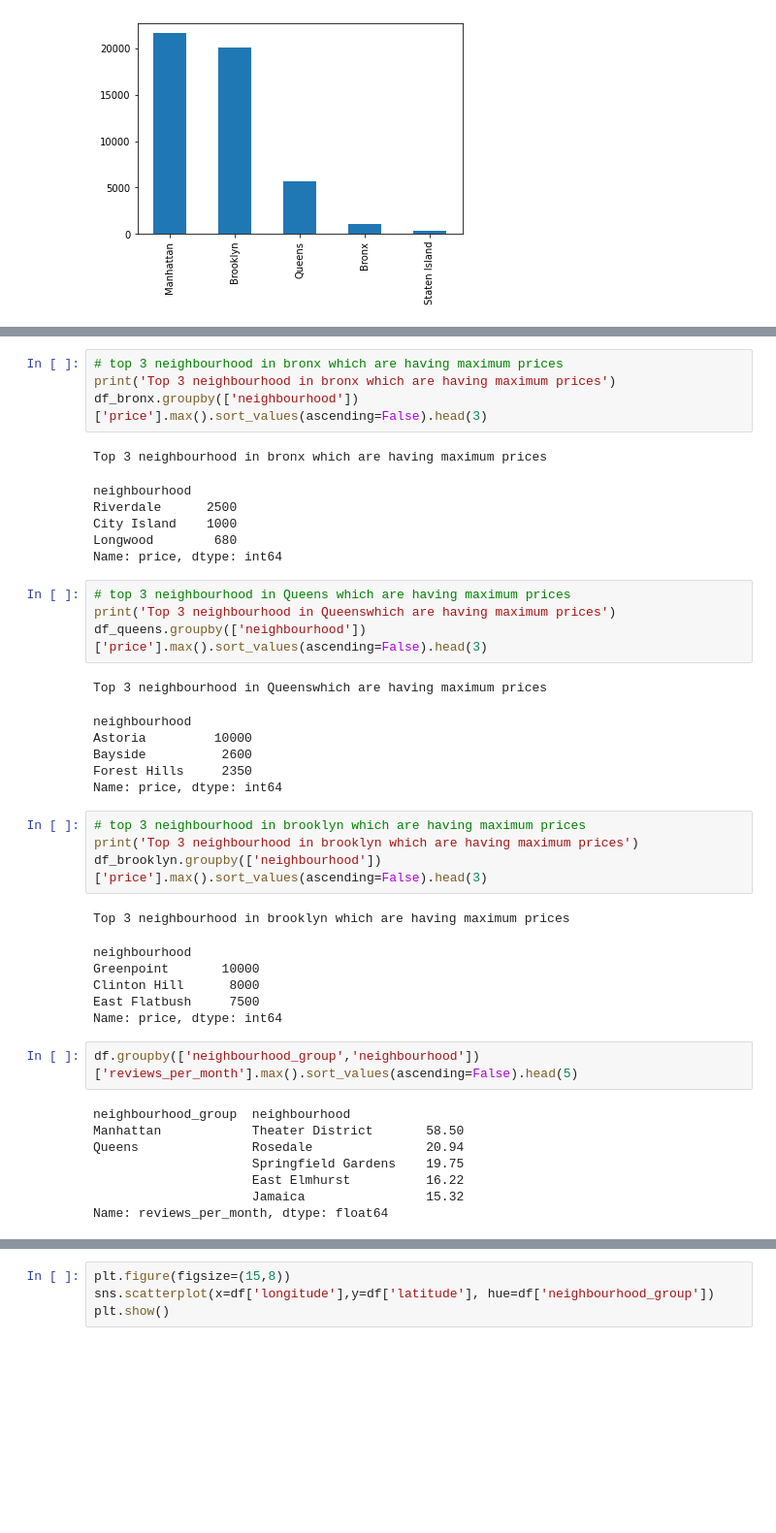
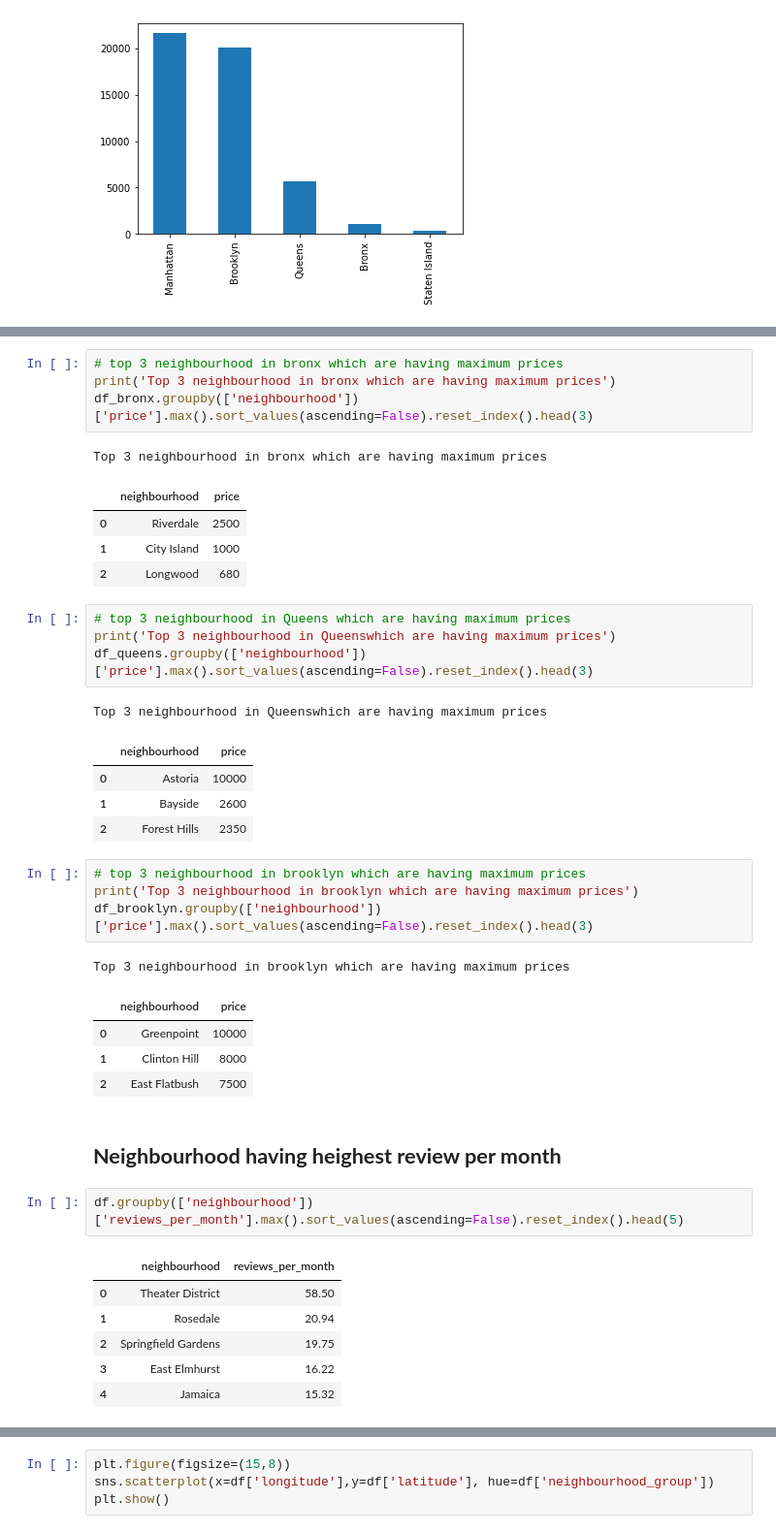
Before and after one commit to vaibhav251999/EDA-capstone-project, a Jupyter notebook: Airbnb_Bookings_Analysis_Capstone_Project.ipynb, the cells around one changed output, grey strips where cells are left out. Shown at 97% size. Saved outputs shown, nothing was run; the diff lists cells and outputs as text; blank space fills up the shorter version.

```diff
--- a/Airbnb_Bookings_Analysis_Capstone_Project.ipynb
+++ b/Airbnb_Bookings_Analysis_Capstone_Project.ipynb
@@ -196,43 +198,41 @@ Series([], Name: price, dtype: int64)
 # %%
 # top 3 neighbourhood in bronx which are having maximum prices
 print('Top 3 neighbourhood in bronx which are having maximum prices')
-df_bronx.groupby(['neighbourhood'])['price'].max().sort_values(ascending=False).head(3)
+df_bronx.groupby(['neighbourhood'])['price'].max().sort_values(ascending=False).reset_index().head(3)
 # %% [output]
 Top 3 neighbourhood in bronx which are having maximum prices
-neighbourhood
-Riverdale      2500
-City Island    1000
-Longwood        680
-Name: price, dtype: int64
+|  | neighbourhood | price |
+| 0 | Riverdale | 2500 |
+| 1 | City Island | 1000 |
+| 2 | Longwood | 680 |
 # %%
 # top 3 neighbourhood in Queens which are having maximum prices
 print('Top 3 neighbourhood in Queenswhich are having maximum prices')
-df_queens.groupby(['neighbourhood'])['price'].max().sort_values(ascending=False).head(3)
+df_queens.groupby(['neighbourhood'])['price'].max().sort_values(ascending=False).reset_index().head(3)
 # %% [output]
 Top 3 neighbourhood in Queenswhich are having maximum prices
-neighbourhood
-Astoria         10000
-Bayside          2600
-Forest Hills     2350
-Name: price, dtype: int64
+|  | neighbourhood | price |
+| 0 | Astoria | 10000 |
+| 1 | Bayside | 2600 |
+| 2 | Forest Hills | 2350 |
 # %%
 # top 3 neighbourhood in brooklyn which are having maximum prices
 print('Top 3 neighbourhood in brooklyn which are having maximum prices')
-df_brooklyn.groupby(['neighbourhood'])['price'].max().sort_values(ascending=False).head(3)
+df_brooklyn.groupby(['neighbourhood'])['price'].max().sort_values(ascending=False).reset_index().head(3)
 # %% [output]
 Top 3 neighbourhood in brooklyn which are having maximum prices
-neighbourhood
-Greenpoint       10000
-Clinton Hill      8000
-East Flatbush     7500
-Name: price, dtype: int64
+|  | neighbourhood | price |
+| 0 | Greenpoint | 10000 |
+| 1 | Clinton Hill | 8000 |
+| 2 | East Flatbush | 7500 |
+# %% [markdown]
+## **Neighbourhood having heighest review per month**
 # %%
-df.groupby(['neighbourhood_group','neighbourhood'])['reviews_per_month'].max().sort_values(ascending=False).head(5)
+df.groupby(['neighbourhood'])['reviews_per_month'].max().sort_values(ascending=False).reset_index().head(5)
 # %% [output]
-neighbourhood_group  neighbourhood
-Manhattan            Theater District       58.50
-Queens               Rosedale               20.94
-                     Springfield Gardens    19.75
-                     East Elmhurst          16.22
-                     Jamaica                15.32
-Name: reviews_per_month, dtype: float64
+|  | neighbourhood | reviews_per_month |
+| 0 | Theater District | 58.50 |
+| 1 | Rosedale | 20.94 |
+| 2 | Springfield Gardens | 19.75 |
+| 3 | East Elmhurst | 16.22 |
+| 4 | Jamaica | 15.32 |
```
Also changed, not shown: parts of 10 cells of this notebook.
